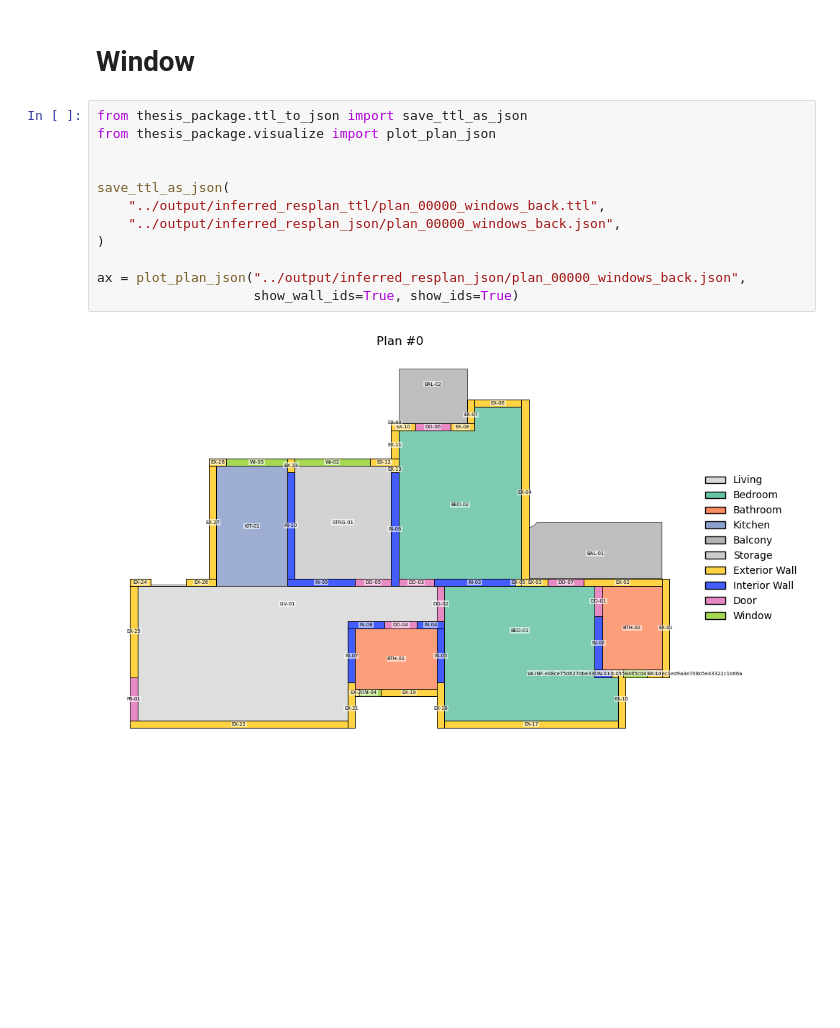
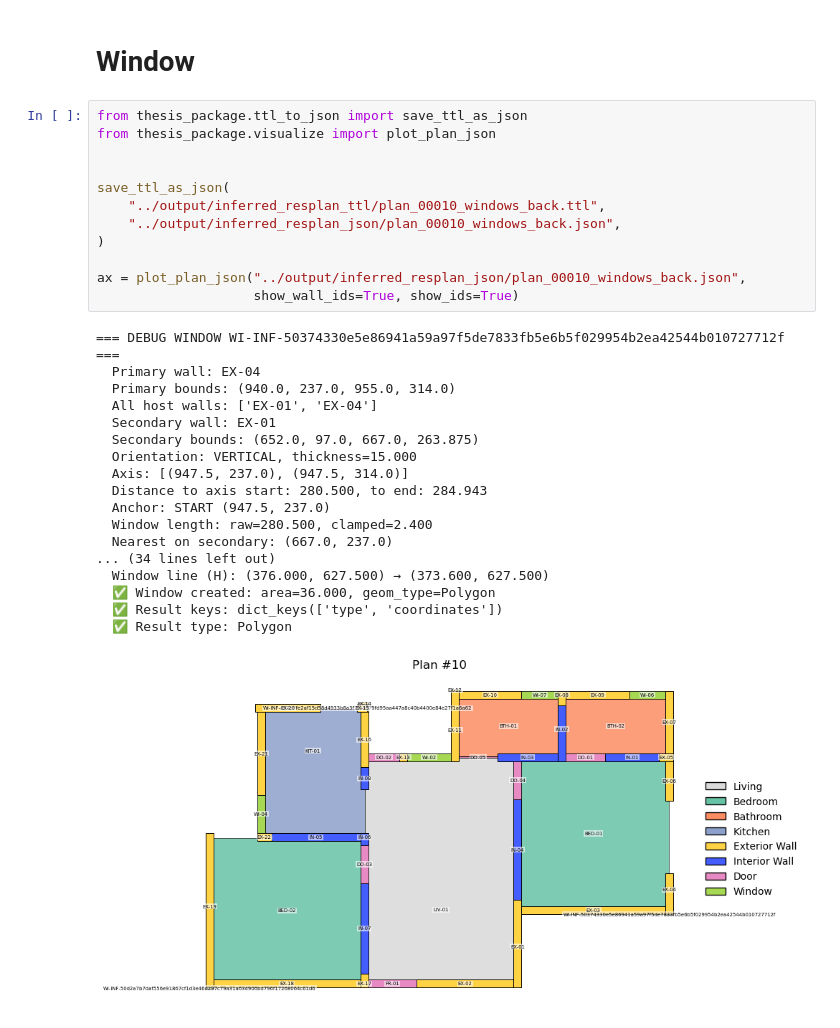
Before and after one commit to numanmuttaqi/Geometry-to-Ontology, a Jupyter notebook: Notebooks/3_togeometry.ipynb, the cells around one changed output. Saved outputs shown, nothing was run; the diff lists cells and outputs as text; blank space fills up the shorter version.

Commit message:
pretty good result

```diff
--- a/Notebooks/3_togeometry.ipynb
+++ b/Notebooks/3_togeometry.ipynb
@@ -65,14 +67,31 @@ ax = plot_plan_json("../output/inferred_resplan_json/plan_00000_doors_back.json"
 # %%
 from thesis_package.ttl_to_json import save_ttl_as_json
 from thesis_package.visualize import plot_plan_json
 
 
 save_ttl_as_json(
-    "../output/inferred_resplan_ttl/plan_00000_windows_back.ttl",
-    "../output/inferred_resplan_json/plan_00000_windows_back.json",
+    "../output/inferred_resplan_ttl/plan_00010_windows_back.ttl",
+    "../output/inferred_resplan_json/plan_00010_windows_back.json",
 )
 
-ax = plot_plan_json("../output/inferred_resplan_json/plan_00000_windows_back.json",
+ax = plot_plan_json("../output/inferred_resplan_json/plan_00010_windows_back.json",
                     show_wall_ids=True, show_ids=True)
 # %% [output]
+=== DEBUG WINDOW WI-INF-50374330e5e86941a59a97f5de7833fb5e6b5f029954b2ea42544b010727712f ===
+  Primary wall: EX-04
+  Primary bounds: (940.0, 237.0, 955.0, 314.0)
+  All host walls: ['EX-01', 'EX-04']
+  Secondary wall: EX-01
+  Secondary bounds: (652.0, 97.0, 667.0, 263.875)
+  Orientation: VERTICAL, thickness=15.000
+  Axis: [(947.5, 237.0), (947.5, 314.0)]
+  Distance to axis start: 280.500, to end: 284.943
+  Anchor: START (947.5, 237.0)
+  Window length: raw=280.500, clamped=2.400
+  Nearest on secondary: (667.0, 237.0)
+... (34 lines left out)
+  Window line (H): (376.000, 627.500) → (373.600, 627.500)
+  ✅ Window created: area=36.000, geom_type=Polygon
+  ✅ Result keys: dict_keys(['type', 'coordinates'])
+  ✅ Result type: Polygon
-[figure, old version]
+[figure, new version]
```
Also changed, not shown: parts of 3 cells of this notebook, 22 other files.
